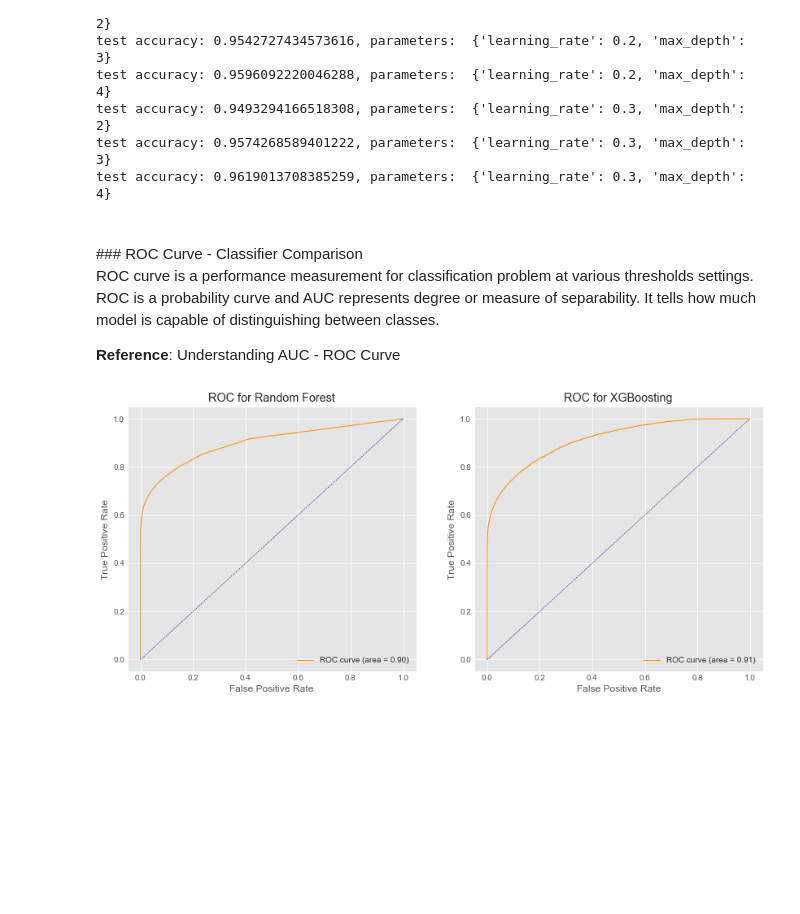
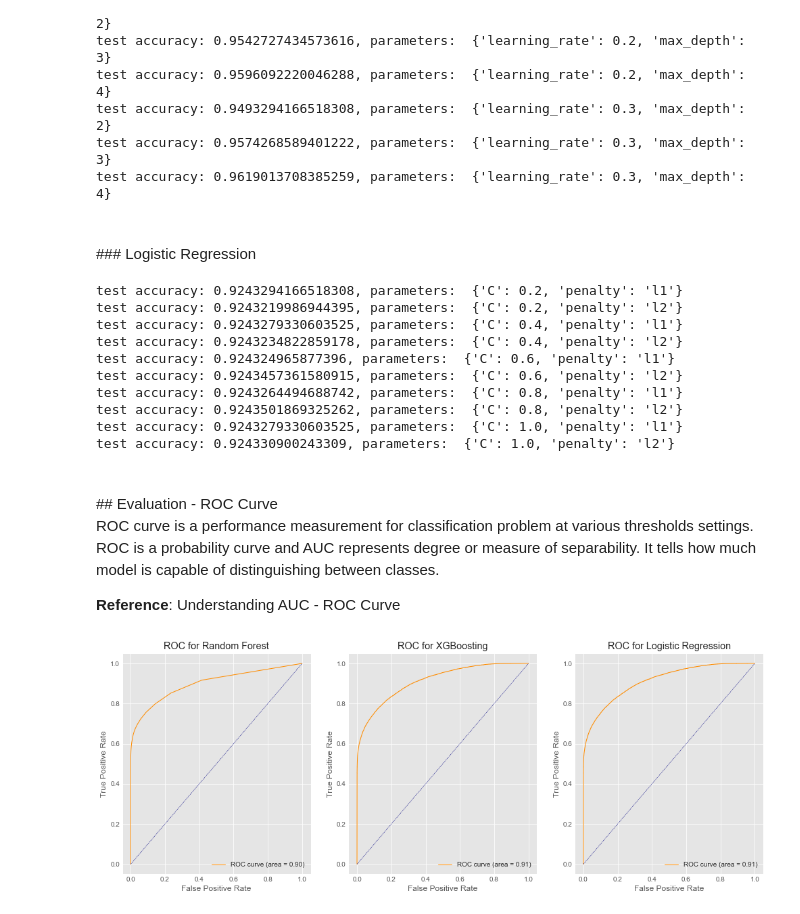
Before and after one commit to Kearlay/lending_club_classification, a Jupyter notebook: lending_club_classification.ipynb, the cells around one changed output. Cells and saved outputs as stored; diff of their text form; code cells hidden in the pictures; blank space fills up the shorter version.

Commit message:
classifiers comparison

```diff
--- a/lending_club_classification.ipynb
+++ b/lending_club_classification.ipynb
@@ -656,7 +656,6 @@ param_grid = [
 
 # Fit random forests
 clf = XGBClassifier()
-scorer = make_scorer(accuracy_score)
 grid_search = GridSearchCV(clf, param_grid, cv=5, scoring=scorer)
 
 # Fit the data
@@ -678,41 +677,84 @@ test accuracy: 0.9596092220046288, parameters:  {'learning_rate': 0.2, 'max_dept
 test accuracy: 0.9493294166518308, parameters:  {'learning_rate': 0.3, 'max_depth': 2}
 test accuracy: 0.9574268589401222, parameters:  {'learning_rate': 0.3, 'max_depth': 3}
 test accuracy: 0.9619013708385259, parameters:  {'learning_rate': 0.3, 'max_depth': 4}
+# %% [markdown]
+<br>
+### Logistic Regression
+# %%
+param_grid = [
+    {'penalty': ['l1', 'l2'],  'C': [0.2, 0.4, 0.6, 0.8, 1.0]}
+]
+
+# Fit the model
+clf = LogisticRegression()
+grid_search = GridSearchCV(clf, param_grid, cv=5, scoring=scorer).fit(X_train, y_train)
+
+# Metrics
+cvres = grid_search.cv_results_
+for acc, params in zip(cvres['mean_test_score'], cvres['params']):
+    print("test accuracy: {},".format(acc), "parameters: ", params)
+
+clf_lr = grid_search.best_estimator_
+# %% [output]
+test accuracy: 0.9243294166518308, parameters:  {'C': 0.2, 'penalty': 'l1'}
+test accuracy: 0.9243219986944395, parameters:  {'C': 0.2, 'penalty': 'l2'}
+test accuracy: 0.9243279330603525, parameters:  {'C': 0.4, 'penalty': 'l1'}
+test accuracy: 0.9243234822859178, parameters:  {'C': 0.4, 'penalty': 'l2'}
+test accuracy: 0.924324965877396, parameters:  {'C': 0.6, 'penalty': 'l1'}
+test accuracy: 0.9243457361580915, parameters:  {'C': 0.6, 'penalty': 'l2'}
+test accuracy: 0.9243264494688742, parameters:  {'C': 0.8, 'penalty': 'l1'}
+test accuracy: 0.9243501869325262, parameters:  {'C': 0.8, 'penalty': 'l2'}
+test accuracy: 0.9243279330603525, parameters:  {'C': 1.0, 'penalty': 'l1'}
+test accuracy: 0.924330900243309, parameters:  {'C': 1.0, 'penalty': 'l2'}
 # %% [markdown]
 <br>
-### ROC Curve - Classifier Comparison
+## Evaluation - ROC Curve<a id="roc"></a>
 
 ROC curve is a performance measurement for classification problem at various thresholds settings. ROC is a probability curve and AUC represents degree or measure of separability. It tells how much model is capable of distinguishing between classes.
 
 **Reference**: <a src="https://towardsdatascience.com/understanding-auc-roc-curve-68b2303cc9c5"> Understanding AUC - ROC Curve <a>
 # %%
+# Probability Predictions
 rf_prob = clf_rf.predict_proba(X_test)
 xg_prob = clf_xg.predict_proba(X_test)
+lr_prob = clf_lr.predict_proba(X_test)
 
+# False positive rate, true positive rate
 fpr_rf, tpr_rf, thresholds = roc_curve(y_test, rf_prob[:, 1])
 fpr_xg, tpr_xg, thresholds = roc_curve(y_test, xg_prob[:, 1])
+fpr_lr, tpr_lr, thresholds = roc_curve(y_test, xg_prob[:, 1])
 
+# Area Under Curve
 auc_rf = auc(fpr_rf, tpr_rf)
 auc_xg = auc(fpr_xg, tpr_xg)
+auc_lr = auc(fpr_lr, tpr_lr)
 
 plt.style.use('ggplot')
 
-f, (ax1, ax2) = plt.subplots(1, 2, figsize=(14,6))
+# Plot
+f, (ax1, ax2, ax3) = plt.subplots(1, 3, figsize=(17,6))
 ax1.plot(fpr_rf, tpr_rf, color='darkorange', lw=1, label='ROC curve (area = %0.2f)' % auc_rf)
 ax1.plot([0, 1], [0, 1], color='navy', lw=0.5, linestyle='--')
 ax1.set_xlabel('False Positive Rate')
 ax1.set_ylabel('True Positive Rate')
 ax1.set_title('ROC for Random Forest')
 ax1.legend(loc="lower right")
 
 ax2.plot(fpr_xg, tpr_xg, color='darkorange', lw=1, label='ROC curve (area = %0.2f)' % auc_xg)
 ax2.plot([0, 1], [0, 1], color='navy', lw=0.5, linestyle='--')
 ax2.set_xlabel('False Positive Rate')
 ax2.set_ylabel('True Positive Rate')
 ax2.set_title('ROC for XGBoosting')
 ax2.legend(loc="lower right")
 
+ax3.plot(fpr_lr, tpr_lr, color='darkorange', lw=1, label='ROC curve (area = %0.2f)' % auc_lr)
+ax3.plot([0, 1], [0, 1], color='navy', lw=0.5, linestyle='--')
+ax3.set_xlabel('False Positive Rate')
+ax3.set_ylabel('True Positive Rate')
+ax3.set_title('ROC for Logistic Regression')
+ax3.legend(loc="lower right")
+
 # ROC curve for each classifier
 plt.show()
 # %% [output]
-[figure, old version]
+[figure, new version]
```
Also changed, not shown: parts of 6 cells of this notebook.
